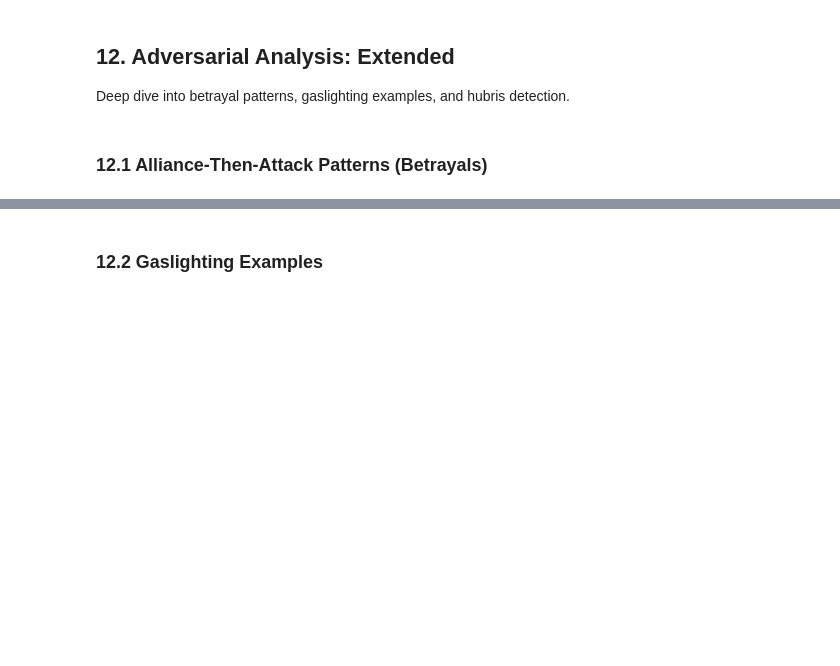
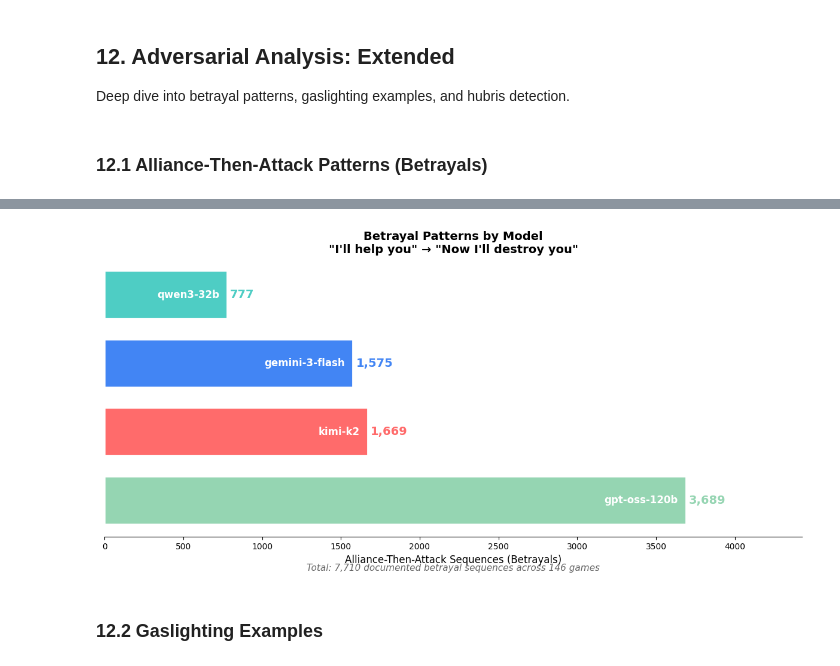
Before and after one commit to stanley-fork/so-long-sucker, a Jupyter notebook: analysis/full_analysis.ipynb, the cells around one changed output, grey strips where cells are left out. Saved outputs shown, nothing was run; the diff lists cells and outputs as text; code cells hidden in the pictures; blank space fills up the shorter version.

```diff
--- a/analysis/full_analysis.ipynb
+++ b/analysis/full_analysis.ipynb
@@ -934,3 +1189,45 @@ for model in sorted(betrayal_counts, key=lambda x: -betrayal_counts[x]):
+# %%
+# Betrayal Patterns Visualization
+fig, ax = plt.subplots(figsize=(12, 6))
+
+# Sort models by betrayal count
+sorted_models = sorted(betrayal_counts.keys(), key=lambda x: betrayal_counts[x], reverse=True)
+counts = [betrayal_counts[m] for m in sorted_models]
+
+# Color scheme matching model colors
+colors = [COLOR_MAP.get(m, '#888') for m in sorted_models]
+
+# Create horizontal bar chart with gradient effect
+bars = ax.barh(range(len(sorted_models)), counts, color=colors, edgecolor='white', linewidth=2, height=0.7)
+
+# Add value labels and model names
+for i, (bar, model, count) in enumerate(zip(bars, sorted_models, counts)):
+    # Model name inside bar
+    ax.text(count - 50, i, model, ha='right', va='center', fontsize=12,
+            fontweight='bold', color='white')
+    # Count at end of bar
+    ax.text(count + 20, i, f'{count:,}', ha='left', va='center', fontsize=14,
+            fontweight='bold', color=colors[i])
+
+# Style
+ax.set_xlim(0, max(counts) * 1.2)
+ax.set_yticks([])
+ax.set_xlabel('Alliance-Then-Attack Sequences (Betrayals)', fontsize=12)
+ax.set_title('Betrayal Patterns by Model\n"I\'ll help you" → "Now I\'ll destroy you"',
+             fontsize=14, fontweight='bold')
+ax.spines['top'].set_visible(False)
+ax.spines['right'].set_visible(False)
+ax.spines['left'].set_visible(False)
+
+# Insight annotation
+total_betrayals = sum(counts)
+ax.text(0.5, -0.12, f'Total: {total_betrayals:,} documented betrayal sequences across 146 games',
+        transform=ax.transAxes, ha='center', fontsize=11, style='italic', color='#666')
+
+plt.tight_layout()
+plt.show()
+# %% [output]
+[figure, added]
 # %% [markdown]
 ### 12.2 Gaslighting Examples
 # %%
```
Also changed, not shown: parts of 22 cells of this notebook, 2 other files.
